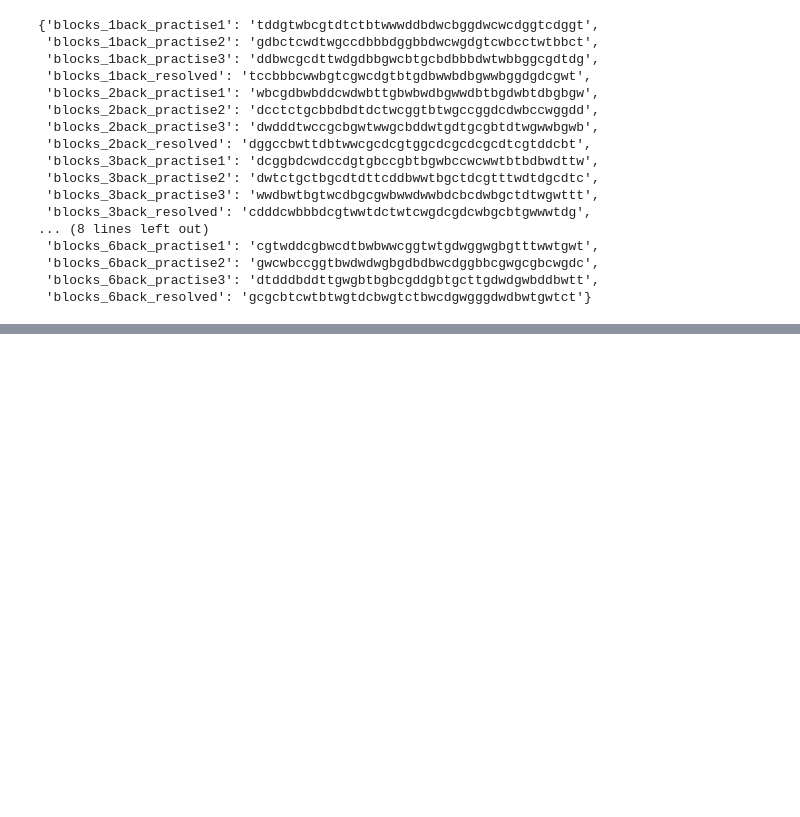
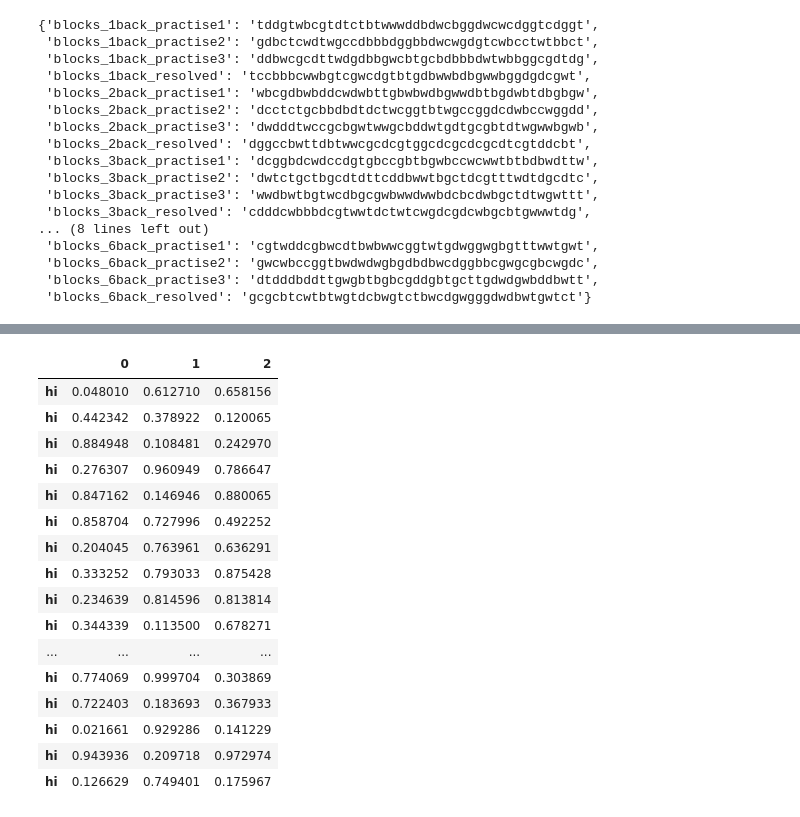
Before and after one commit to NinaWie/PowerPlanner, a Jupyter notebook: notebooks/evaluation.ipynb, the cells around one changed output, grey strips where cells are left out. Saved outputs shown, nothing was run; the diff lists cells and outputs as text; code cells hidden in the pictures; blank space fills up the shorter version.

```diff
--- a/notebooks/evaluation.ipynb
+++ b/notebooks/evaluation.ipynb
@@ -848,0 +837,24 @@ df.to_csv("/Users/ninawiedemann/Desktop/Projects/task_mentaleffortdiscounting_nb
+# %%
+test_arr = np.random.rand(20,3)
+# %%
+df = pd.DataFrame(test_arr, index = ["hi" for _ in range(20)])
+# %%
+df
+# %% [output]
+|  | 0 | 1 | 2 |
+| hi | 0.048010 | 0.612710 | 0.658156 |
+| hi | 0.442342 | 0.378922 | 0.120065 |
+| hi | 0.884948 | 0.108481 | 0.242970 |
+| hi | 0.276307 | 0.960949 | 0.786647 |
+| hi | 0.847162 | 0.146946 | 0.880065 |
+| hi | 0.858704 | 0.727996 | 0.492252 |
+| hi | 0.204045 | 0.763961 | 0.636291 |
+| hi | 0.333252 | 0.793033 | 0.875428 |
+| hi | 0.234639 | 0.814596 | 0.813814 |
+| hi | 0.344339 | 0.113500 | 0.678271 |
+| ... | ... | ... | ... |
+| hi | 0.774069 | 0.999704 | 0.303869 |
+| hi | 0.722403 | 0.183693 | 0.367933 |
+| hi | 0.021661 | 0.929286 | 0.141229 |
+| hi | 0.943936 | 0.209718 | 0.972974 |
+| hi | 0.126629 | 0.749401 | 0.175967 |
```
Also changed, not shown: parts of 26 cells of this notebook, 6 other files.
